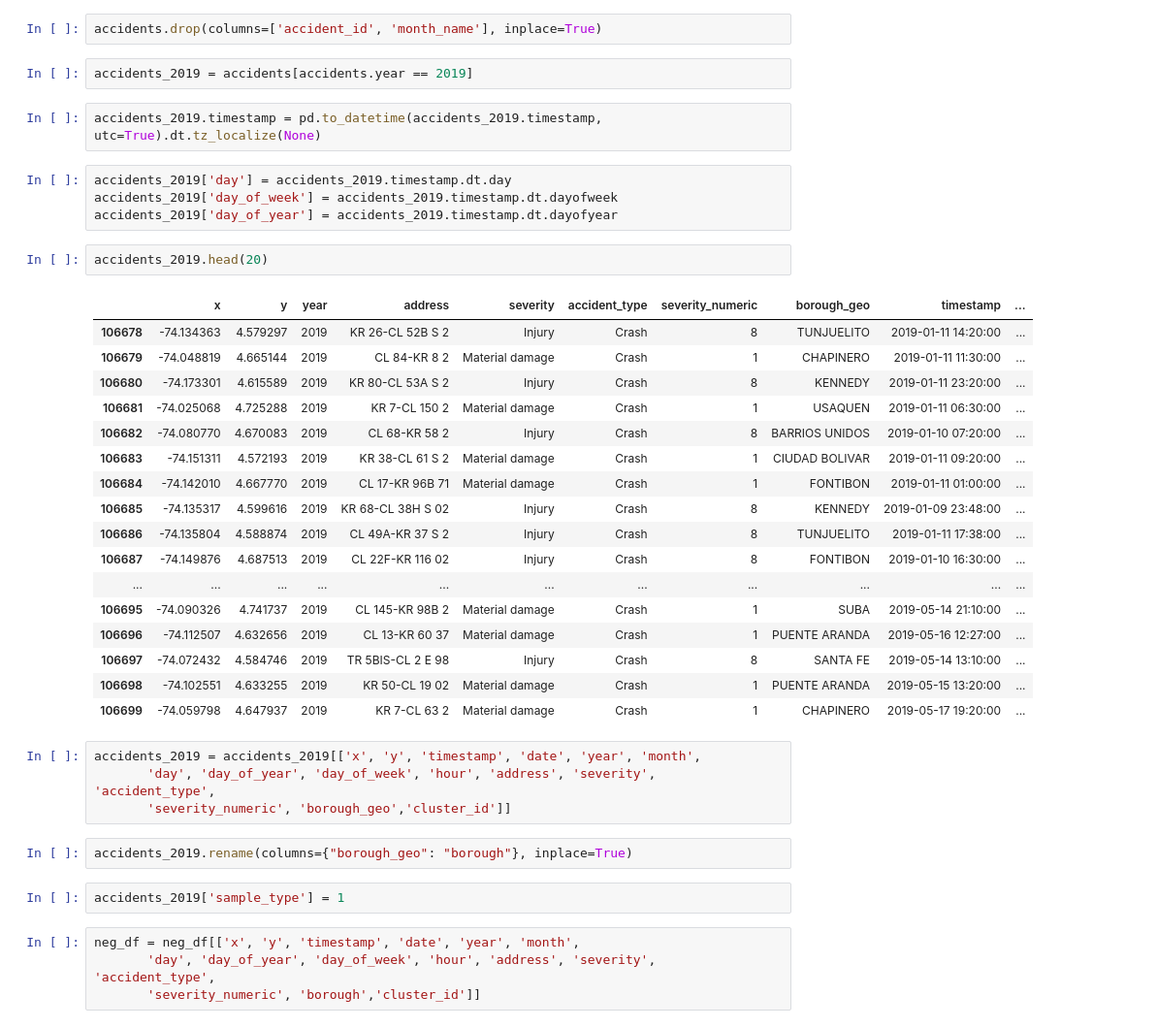
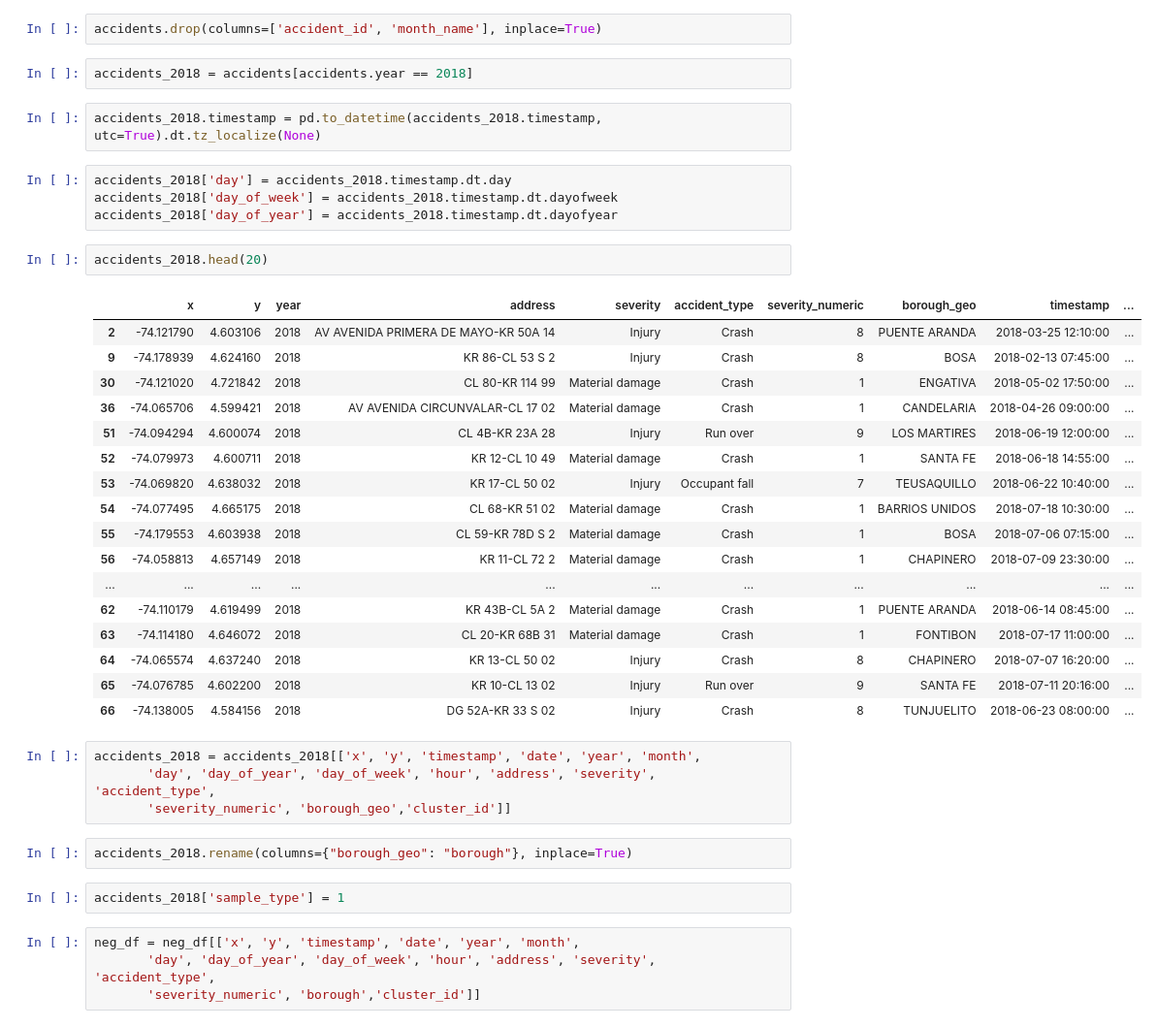
Before and after one commit to mrestay/DS4A-traffic-project, a Jupyter notebook: negative_sampling/negative_samplig_weather_mateo.ipynb, the cells around one changed output. Shown: that part at 97% size. Drawn from its saved outputs; the diff is of its cells as text.

Commit message:
d2018 negative samples

```diff
--- a/negative_sampling/negative_samplig_weather_mateo.ipynb
+++ b/negative_sampling/negative_samplig_weather_mateo.ipynb
@@ -160,41 +160,41 @@ neg_df.head()
 # %%
 accidents.drop(columns=['accident_id', 'month_name'], inplace=True)
 # %%
-accidents_2019 = accidents[accidents.year == 2019]
+accidents_2018 = accidents[accidents.year == 2018]
 # %%
-accidents_2019.timestamp = pd.to_datetime(accidents_2019.timestamp, utc=True).dt.tz_localize(None)
+accidents_2018.timestamp = pd.to_datetime(accidents_2018.timestamp, utc=True).dt.tz_localize(None)
 # %%
-accidents_2019['day'] = accidents_2019.timestamp.dt.day
-accidents_2019['day_of_week'] = accidents_2019.timestamp.dt.dayofweek
-accidents_2019['day_of_year'] = accidents_2019.timestamp.dt.dayofyear
+accidents_2018['day'] = accidents_2018.timestamp.dt.day
+accidents_2018['day_of_week'] = accidents_2018.timestamp.dt.dayofweek
+accidents_2018['day_of_year'] = accidents_2018.timestamp.dt.dayofyear
 # %%
-accidents_2019.head(20)
+accidents_2018.head(20)
 # %% [output]
 |  | x | y | year | address | severity | accident_type | severity_numeric | borough_geo | timestamp | ... |
-| 106678 | -74.134363 | 4.579297 | 2019 | KR 26-CL 52B S 2 | Injury | Crash | 8 | TUNJUELITO | 2019-01-11 14:20:00 | ... |
-| 106679 | -74.048819 | 4.665144 | 2019 | CL 84-KR 8 2 | Material damage | Crash | 1 | CHAPINERO | 2019-01-11 11:30:00 | ... |
-| 106680 | -74.173301 | 4.615589 | 2019 | KR 80-CL 53A S 2 | Injury | Crash | 8 | KENNEDY | 2019-01-11 23:20:00 | ... |
-| 106681 | -74.025068 | 4.725288 | 2019 | KR 7-CL 150 2 | Material damage | Crash | 1 | USAQUEN | 2019-01-11 06:30:00 | ... |
-| 106682 | -74.080770 | 4.670083 | 2019 | CL 68-KR 58 2 | Injury | Crash | 8 | BARRIOS UNIDOS | 2019-01-10 07:20:00 | ... |
-| 106683 | -74.151311 | 4.572193 | 2019 | KR 38-CL 61 S 2 | Material damage | Crash | 1 | CIUDAD BOLIVAR | 2019-01-11 09:20:00 | ... |
-| 106684 | -74.142010 | 4.667770 | 2019 | CL 17-KR 96B 71 | Material damage | Crash | 1 | FONTIBON | 2019-01-11 01:00:00 | ... |
-| 106685 | -74.135317 | 4.599616 | 2019 | KR 68-CL 38H S 02 | Injury | Crash | 8 | KENNEDY | 2019-01-09 23:48:00 | ... |
-| 106686 | -74.135804 | 4.588874 | 2019 | CL 49A-KR 37 S 2 | Injury | Crash | 8 | TUNJUELITO | 2019-01-11 17:38:00 | ... |
-| 106687 | -74.149876 | 4.687513 | 2019 | CL 22F-KR 116 02 | Injury | Crash | 8 | FONTIBON | 2019-01-10 16:30:00 | ... |
+| 2 | -74.121790 | 4.603106 | 2018 | AV AVENIDA PRIMERA DE MAYO-KR 50A 14 | Injury | Crash | 8 | PUENTE ARANDA | 2018-03-25 12:10:00 | ... |
+| 9 | -74.178939 | 4.624160 | 2018 | KR 86-CL 53 S 2 | Injury | Crash | 8 | BOSA | 2018-02-13 07:45:00 | ... |
+| 30 | -74.121020 | 4.721842 | 2018 | CL 80-KR 114 99 | Material damage | Crash | 1 | ENGATIVA | 2018-05-02 17:50:00 | ... |
+| 36 | -74.065706 | 4.599421 | 2018 | AV AVENIDA CIRCUNVALAR-CL 17 02 | Material damage | Crash | 1 | CANDELARIA | 2018-04-26 09:00:00 | ... |
+| 51 | -74.094294 | 4.600074 | 2018 | CL 4B-KR 23A 28 | Injury | Run over | 9 | LOS MARTIRES | 2018-06-19 12:00:00 | ... |
+| 52 | -74.079973 | 4.600711 | 2018 | KR 12-CL 10 49 | Material damage | Crash | 1 | SANTA FE | 2018-06-18 14:55:00 | ... |
+| 53 | -74.069820 | 4.638032 | 2018 | KR 17-CL 50 02 | Injury | Occupant fall | 7 | TEUSAQUILLO | 2018-06-22 10:40:00 | ... |
+| 54 | -74.077495 | 4.665175 | 2018 | CL 68-KR 51 02 | Material damage | Crash | 1 | BARRIOS UNIDOS | 2018-07-18 10:30:00 | ... |
+| 55 | -74.179553 | 4.603938 | 2018 | CL 59-KR 78D S 2 | Material damage | Crash | 1 | BOSA | 2018-07-06 07:15:00 | ... |
+| 56 | -74.058813 | 4.657149 | 2018 | KR 11-CL 72 2 | Material damage | Crash | 1 | CHAPINERO | 2018-07-09 23:30:00 | ... |
 | ... | ... | ... | ... | ... | ... | ... | ... | ... | ... | ... |
-| 106695 | -74.090326 | 4.741737 | 2019 | CL 145-KR 98B 2 | Material damage | Crash | 1 | SUBA | 2019-05-14 21:10:00 | ... |
-| 106696 | -74.112507 | 4.632656 | 2019 | CL 13-KR 60 37 | Material damage | Crash | 1 | PUENTE ARANDA | 2019-05-16 12:27:00 | ... |
-| 106697 | -74.072432 | 4.584746 | 2019 | TR 5BIS-CL 2 E 98 | Injury | Crash | 8 | SANTA FE | 2019-05-14 13:10:00 | ... |
-| 106698 | -74.102551 | 4.633255 | 2019 | KR 50-CL 19 02 | Material damage | Crash | 1 | PUENTE ARANDA | 2019-05-15 13:20:00 | ... |
-| 106699 | -74.059798 | 4.647937 | 2019 | KR 7-CL 63 2 | Material damage | Crash | 1 | CHAPINERO | 2019-05-17 19:20:00 | ... |
+| 62 | -74.110179 | 4.619499 | 2018 | KR 43B-CL 5A 2 | Material damage | Crash | 1 | PUENTE ARANDA | 2018-06-14 08:45:00 | ... |
+| 63 | -74.114180 | 4.646072 | 2018 | CL 20-KR 68B 31 | Material damage | Crash | 1 | FONTIBON | 2018-07-17 11:00:00 | ... |
+| 64 | -74.065574 | 4.637240 | 2018 | KR 13-CL 50 02 | Injury | Crash | 8 | CHAPINERO | 2018-07-07 16:20:00 | ... |
+| 65 | -74.076785 | 4.602200 | 2018 | KR 10-CL 13 02 | Injury | Run over | 9 | SANTA FE | 2018-07-11 20:16:00 | ... |
+| 66 | -74.138005 | 4.584156 | 2018 | DG 52A-KR 33 S 02 | Injury | Crash | 8 | TUNJUELITO | 2018-06-23 08:00:00 | ... |
 # %%
-accidents_2019 = accidents_2019[['x', 'y', 'timestamp', 'date', 'year', 'month',
+accidents_2018 = accidents_2018[['x', 'y', 'timestamp', 'date', 'year', 'month',
        'day', 'day_of_year', 'day_of_week', 'hour', 'address', 'severity', 'accident_type',
        'severity_numeric', 'borough_geo','cluster_id']]
 # %%
-accidents_2019.rename(columns={"borough_geo": "borough"}, inplace=True)
+accidents_2018.rename(columns={"borough_geo": "borough"}, inplace=True)
 # %%
-accidents_2019['sample_type'] = 1
+accidents_2018['sample_type'] = 1
 # %%
 neg_df = neg_df[['x', 'y', 'timestamp', 'date', 'year', 'month',
        'day', 'day_of_year', 'day_of_week', 'hour', 'address', 'severity', 'accident_type',
```
Also changed, not shown: parts of 15 cells of this notebook.
